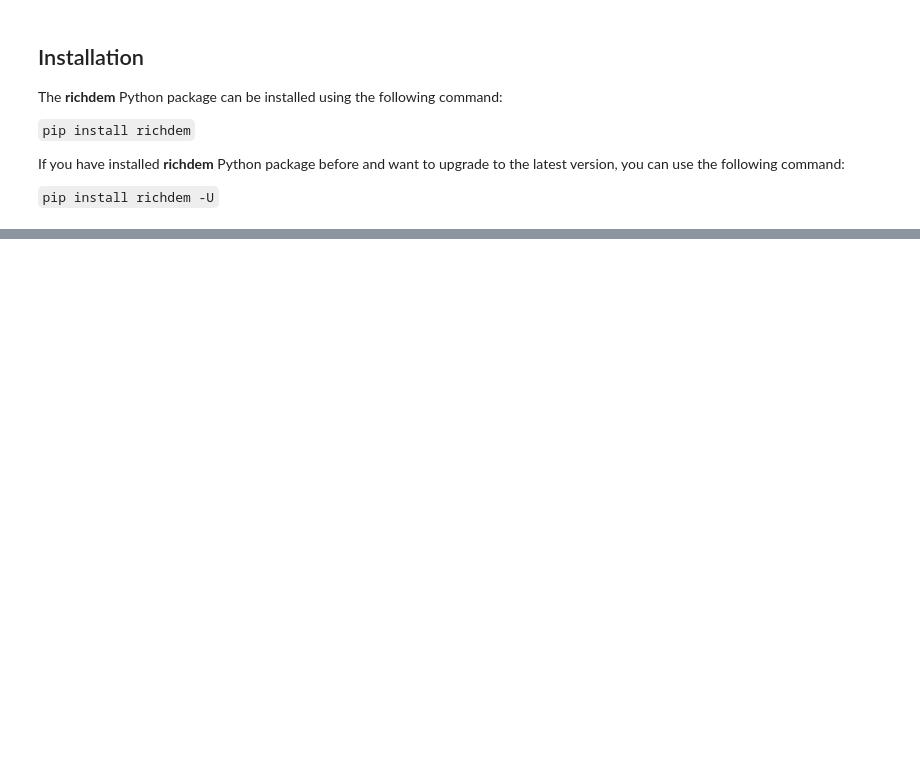
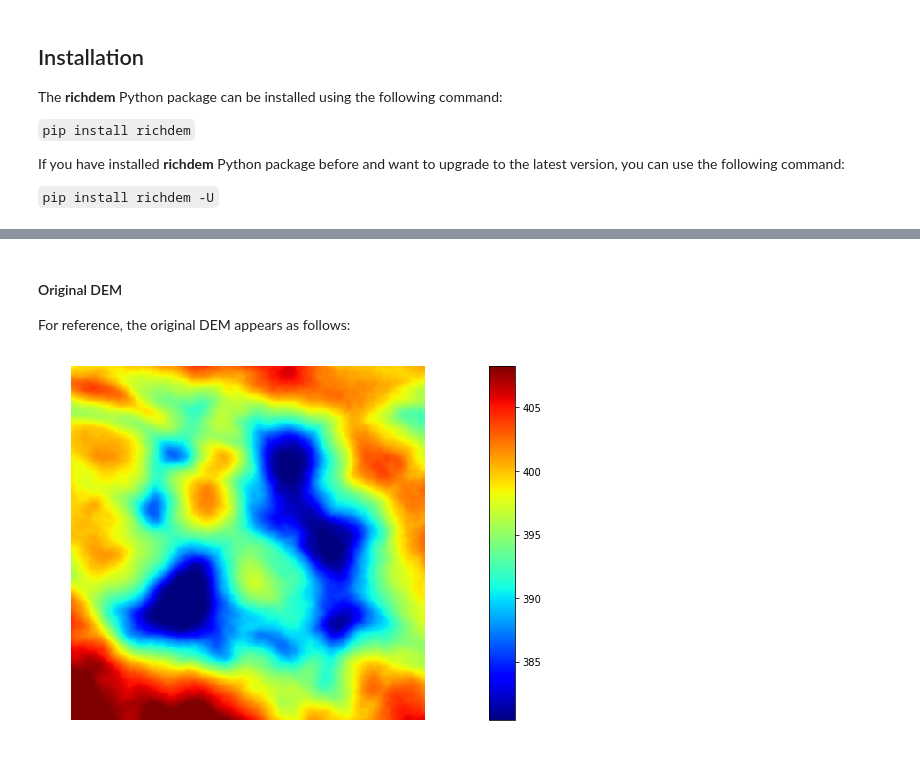
Before and after one commit to giswqs/richdem-binder, a Jupyter notebook: examples/richdem.ipynb, the cells around one changed output, grey strips where cells are left out. Drawn from its saved outputs; the diff is of its cells as text; code cells hidden in the pictures; blank space fills up the shorter version.

```diff
--- a/examples/richdem.ipynb
+++ b/examples/richdem.ipynb
@@ -45,0 +115,3 @@ Unzipping...Done.
+# %%
+import richdem as rd
+beau = rd.LoadGDAL('data/lidar-dem/dem.tif')
@@ -45,0 +124,9 @@ Unzipping...Done.
+# %% [markdown]
+#### Original DEM
+
+For reference, the original DEM appears as follows:
+# %%
+%matplotlib inline
+beaufig = rd.rdShow(beau, ignore_colours=[0], axes=False, cmap='jet', figsize=(8,5.5))
+# %% [output]
+[figure, added]
```
Also changed, not shown: parts of 33 cells of this notebook, 1 other file.
